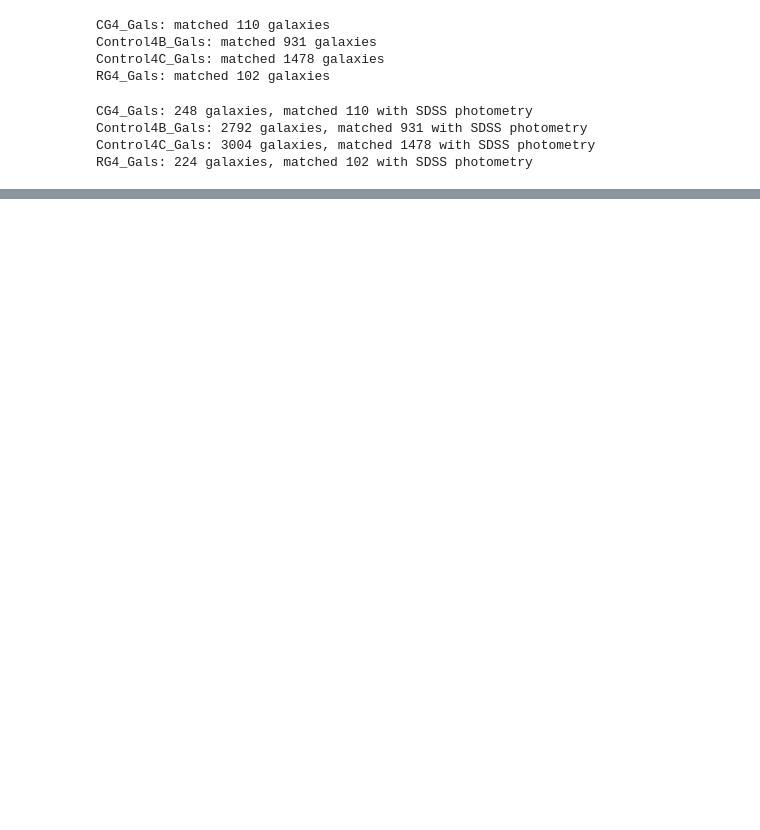
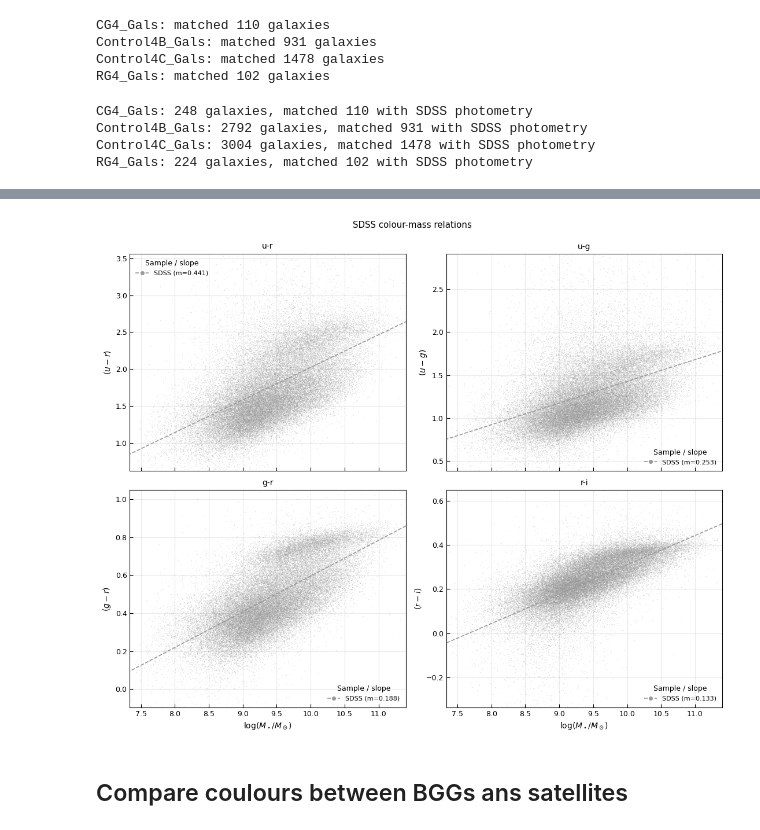
Before and after one commit to MatthieuTricottet/CG_Gals, a Jupyter notebook: notebooks/Exploration_colour.ipynb, the cells around one changed output, grey strips where cells are left out. Drawn from its saved outputs; the diff is of its cells as text; code cells hidden in the pictures; blank space fills up the shorter version.

```diff
--- a/notebooks/Exploration_colour.ipynb
+++ b/notebooks/Exploration_colour.ipynb
@@ -355,0 +801,74 @@ RG4_Gals: 224 galaxies, matched 102 with SDSS photometry
+# %%
+from matplotlib.lines import Line2D
+
+sdss_only = sample["SDSS"].copy()
+for column in ["lgm", "u_obs", "g_obs", "r_obs", "i_obs"]:
+    sdss_only[column] = pd.to_numeric(sdss_only[column], errors="coerce")
+
+sdss_only["u_r"] = sdss_only["u_obs"] - sdss_only["r_obs"]
+sdss_only["u_g"] = sdss_only["u_obs"] - sdss_only["g_obs"]
+sdss_only["g_r"] = sdss_only["g_obs"] - sdss_only["r_obs"]
+sdss_only["r_i"] = sdss_only["r_obs"] - sdss_only["i_obs"]
+
+# No B-band magnitude is available in the processed sample, so use u-g as the SDSS-native proxy.
+colour_specs = [
+    ("u_r", r"$(u-r)$", "u-r"),
+    ("u_g", r"$(u-g)$", "u-g"),
+    ("g_r", r"$(g-r)$", "g-r"),
+    ("r_i", r"$(r-i)$", "r-i"),
+]
+
+fig, axes = plt.subplots(2, 2, figsize=(11, 9), sharex=True)
+axes = axes.flatten()
+
+for ax, (colour_key, ylabel, title) in zip(axes, colour_specs):
+    panel = sdss_only[np.isfinite(sdss_only["lgm"]) & np.isfinite(sdss_only[colour_key])].copy()
+    slope, intercept = np.polyfit(panel["lgm"], panel[colour_key], deg=1)
+    x_fit = np.linspace(panel["lgm"].min(), panel["lgm"].max(), 100)
+    y_fit = slope * x_fit + intercept
+
+    ax.scatter(
+        panel["lgm"],
+        panel[colour_key],
+        s=1,
+        color="0.6",
+        alpha=0.25,
+        linewidths=0,
+        rasterized=True,
+    )
+    ax.plot(x_fit, y_fit, linestyle="--", linewidth=1.2, color="0.6")
+
+    legend_handle = Line2D(
+        [0], [0],
+        color="0.6",
+        linestyle="--",
+        linewidth=1.2,
+        marker="o",
+        markerfacecolor="0.6",
+        markeredgecolor="0.6",
+        markersize=4,
+        label=f"SDSS (m={slope:.3f})",
+    )
+
+    ax.set_title(title)
+    ax.set_ylabel(ylabel)
+    ax.grid(alpha=0.25)
+    ax.legend(handles=[legend_handle], title="Sample / slope", frameon=False, fontsize=8, title_fontsize=9)
+
+    y_lo, y_hi = panel[colour_key].quantile([0.01, 0.99])
+    ax.set_ylim(y_lo - 0.2, y_hi + 0.2)
+
+for ax in axes[2:]:
+    ax.set_xlabel(r"$\log(M_\star/M_\odot)$")
+
+x_lo, x_hi = sdss_only["lgm"].quantile([0.001, 0.999])
+for ax in axes:
+    ax.set_xlim(x_lo - 0.2, x_hi + 0.2)
+
+fig.suptitle("SDSS colour-mass relations", y=0.995)
+fig.tight_layout()
+plt.show()
+# %% [output]
+[figure, added]
+# %% [markdown]
+## Compare coulours between BGGs ans satellites
```
Also changed, not shown: parts of 18 cells of this notebook, 31 other files.
